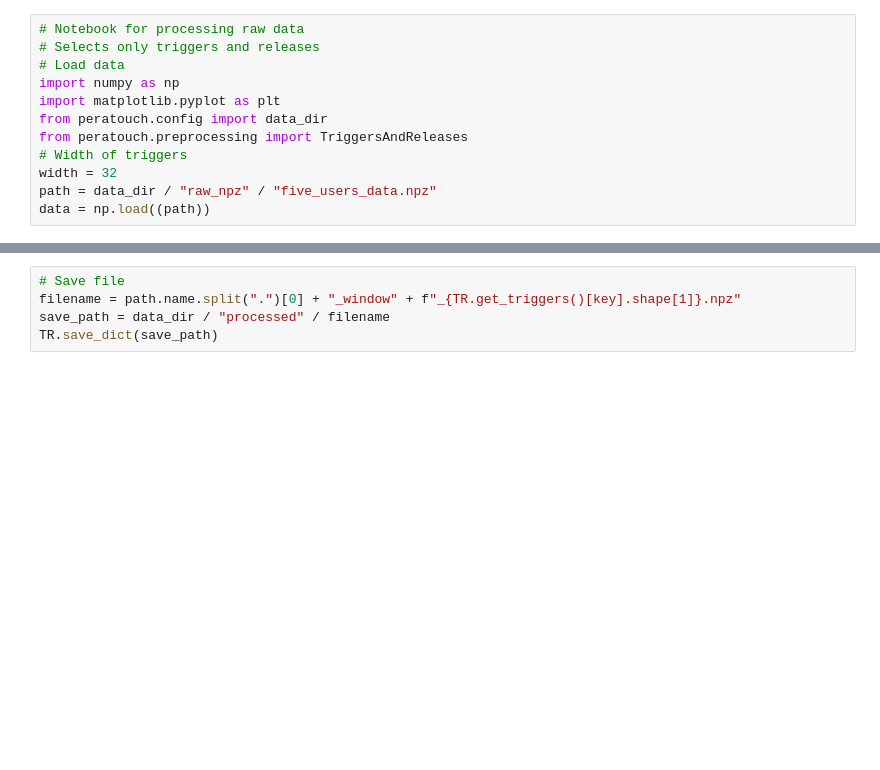
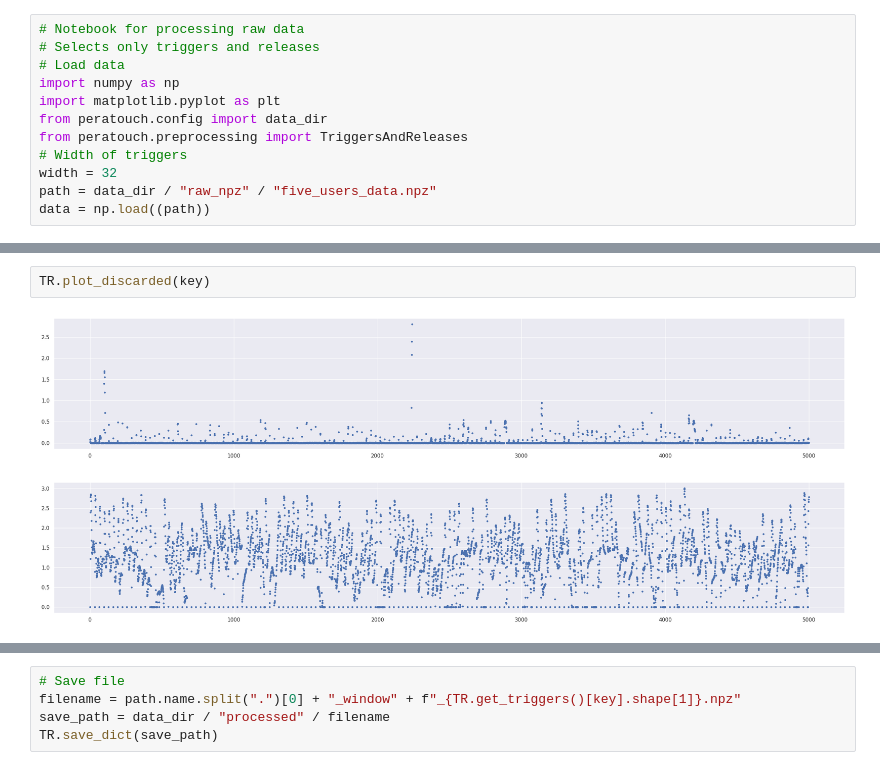
Before and after one commit to GuiMacielPereira/sensor_ML, a Jupyter notebook: notebooks/01_data_processing.sync.ipynb, the cells around one changed output, grey strips where cells are left out. Saved outputs shown, nothing was run; the diff lists cells and outputs as text; blank space fills up the shorter version.

```diff
--- a/notebooks/01_data_processing.sync.ipynb
+++ b/notebooks/01_data_processing.sync.ipynb
@@ -47,3 +43,8 @@ TR.plot_short(key)
+# %%
+TR.plot_discarded(key)
+# %% [output]
+[figure, added]
+[figure, added]
 # %%
 # Compare the mean and std of the signals for all the users involved
 TR.plot_means_std()
```
Also changed, not shown: parts of 3 cells of this notebook, 11 other files.
